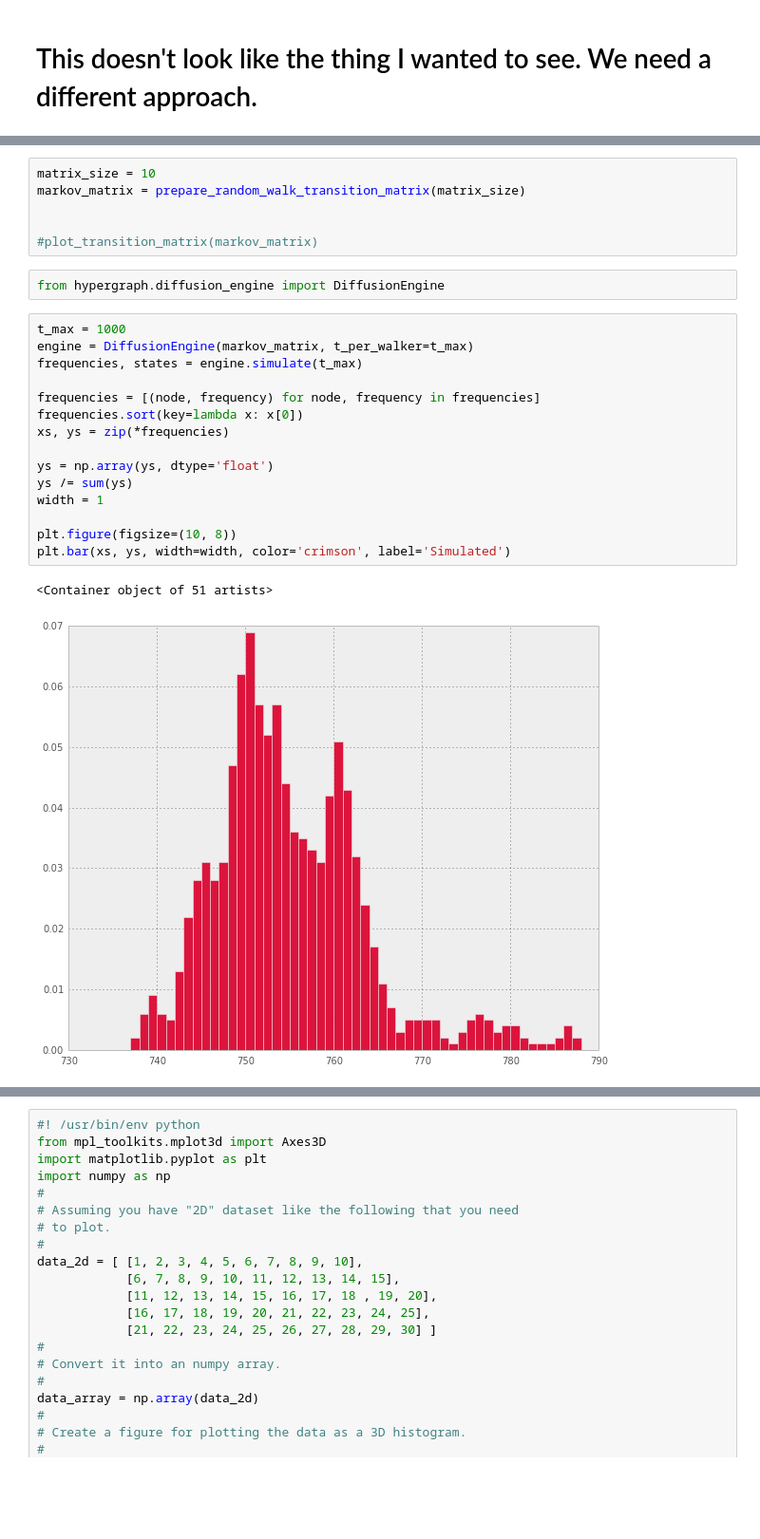
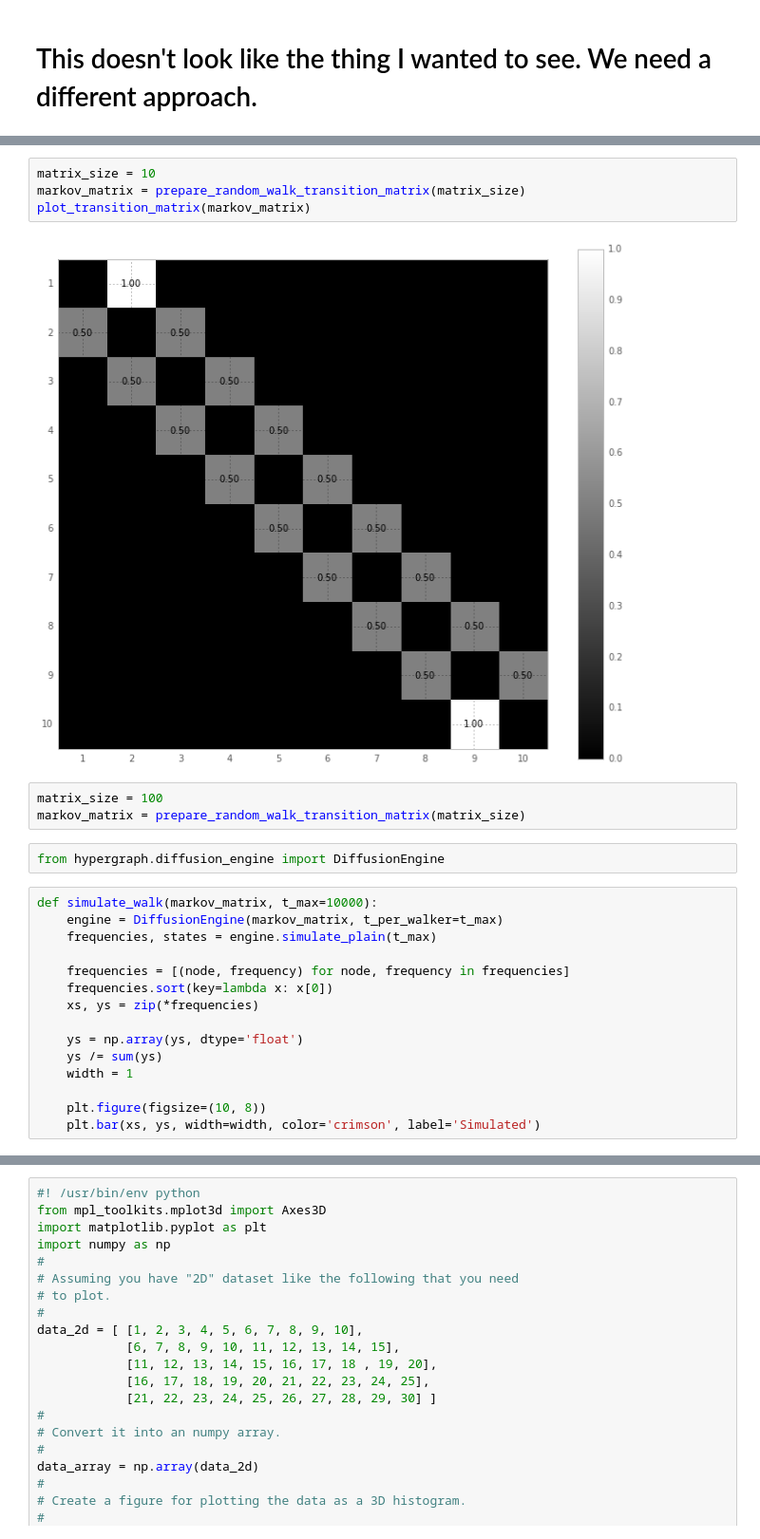
Before and after one commit to ilonajulczuk/hypergraph, a Jupyter notebook: notebooks/Random Walks.ipynb, the cells around one changed output, grey strips where cells are left out. Shown: that part at 95% size. Drawn from its saved outputs; the diff is of its cells as text; blank space fills up the shorter version.

```diff
--- a/notebooks/Random Walks.ipynb
+++ b/notebooks/Random Walks.ipynb
@@ -136,26 +138,26 @@ def plot_transition_matrix(matrix):
 # %%
 matrix_size = 10
 markov_matrix = prepare_random_walk_transition_matrix(matrix_size)
-
-
-#plot_transition_matrix(markov_matrix)
+plot_transition_matrix(markov_matrix)
+# %% [output]
+[figure, added]
+# %%
+matrix_size = 100
+markov_matrix = prepare_random_walk_transition_matrix(matrix_size)
 # %%
 from hypergraph.diffusion_engine import DiffusionEngine
 # %%
-t_max = 1000
-engine = DiffusionEngine(markov_matrix, t_per_walker=t_max)
-frequencies, states = engine.simulate(t_max)
+def simulate_walk(markov_matrix, t_max=10000):
+    engine = DiffusionEngine(markov_matrix, t_per_walker=t_max)
+    frequencies, states = engine.simulate_plain(t_max)
 
-frequencies = [(node, frequency) for node, frequency in frequencies]
-frequencies.sort(key=lambda x: x[0])
-xs, ys = zip(*frequencies)
+    frequencies = [(node, frequency) for node, frequency in frequencies]
+    frequencies.sort(key=lambda x: x[0])
+    xs, ys = zip(*frequencies)
 
-ys = np.array(ys, dtype='float')
-ys /= sum(ys)
-width = 1
+    ys = np.array(ys, dtype='float')
+    ys /= sum(ys)
+    width = 1
 
-plt.figure(figsize=(10, 8))
-plt.bar(xs, ys, width=width, color='crimson', label='Simulated')
+    plt.figure(figsize=(10, 8))
+    plt.bar(xs, ys, width=width, color='crimson', label='Simulated')
-# %% [output]
-<Container object of 51 artists>
-[figure, removed]
```
Also changed, not shown: parts of 12 cells of this notebook.
